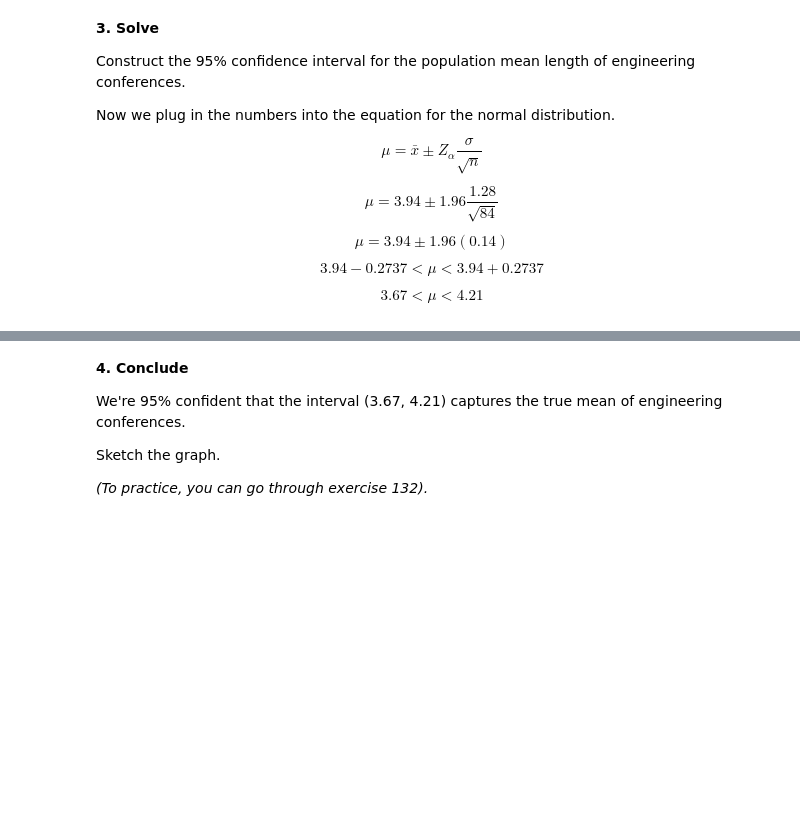
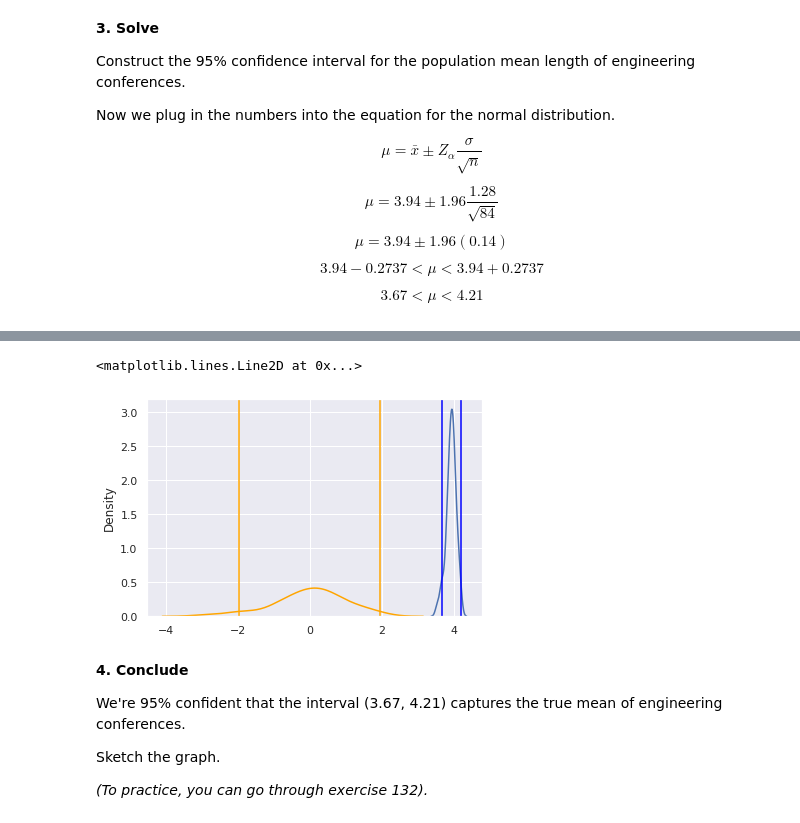
Before and after one commit to ia-nechaev/aqm2022, a Jupyter notebook: Exercises_Chapter_8.ipynb, the cells around one changed output, grey strips where cells are left out. Drawn from its saved outputs; the diff is of its cells as text; code cells hidden in the pictures; blank space fills up the shorter version.

```diff
--- a/Exercises_Chapter_8.ipynb
+++ b/Exercises_Chapter_8.ipynb
@@ -193,3 +235,13 @@ Now we plug in the numbers into the equation for the normal distribution.
+# %%
+sns.kdeplot(x, label='Normal Distribution')
+sns.kdeplot(z, label='Standardized ND (Zscores)', color='orange')
+plt.axvline(-1.96, color='orange')
+plt.axvline(1.96, color='orange')
+plt.axvline(ci[0], color='blue')
+plt.axvline(ci[1], color='blue')
+# %% [output]
+<matplotlib.lines.Line2D at 0x...>
+[figure, added]
 # %% [markdown]
 **4. Conclude**
 
```
Also changed, not shown: parts of 7 cells of this notebook.
